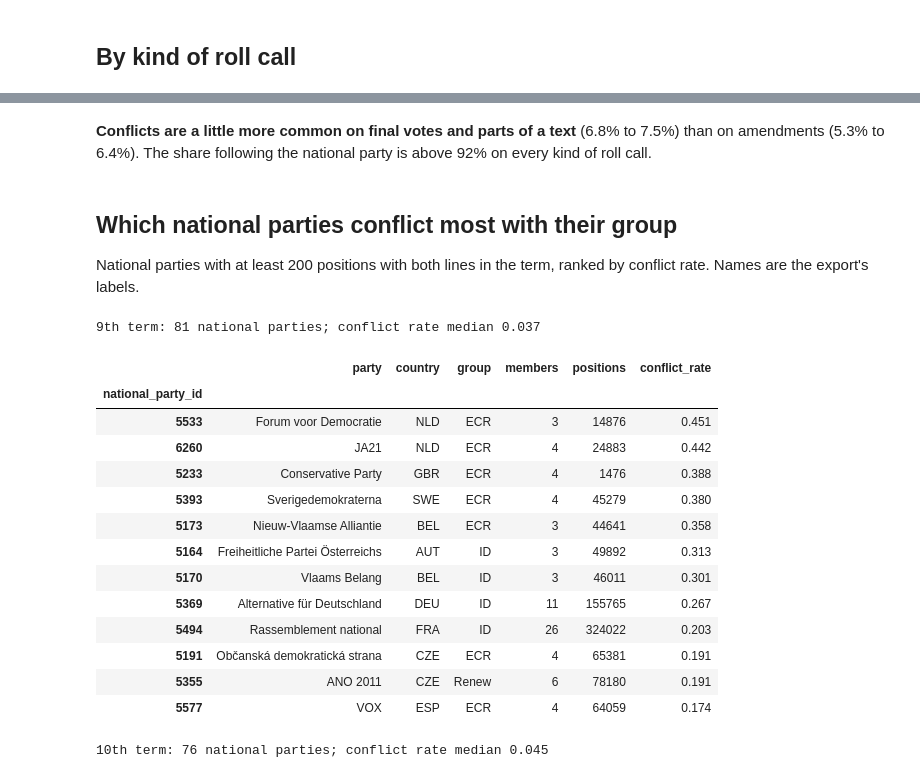
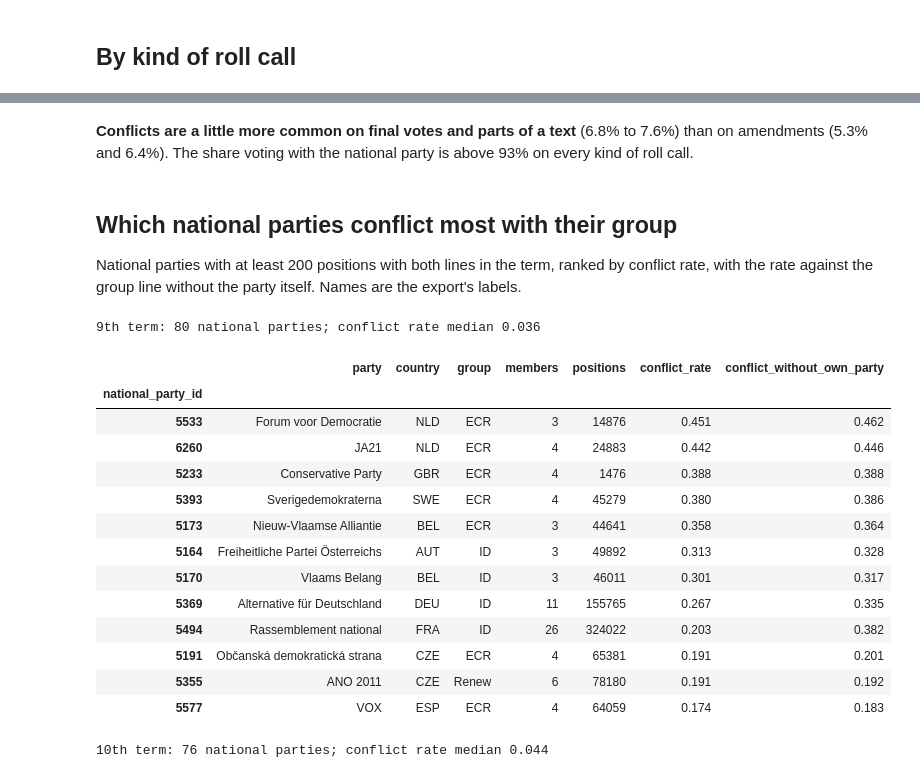
Before and after one commit to iisma-ai/political-spectrum-ml, a Jupyter notebook: european_parliament/pipeline/vote_explanation/notebooks/02_group_or_national_party.ipynb, the cells around one changed output, grey strips where cells are left out. Cells and saved outputs as stored; diff of their text form; code cells hidden in the pictures.

```diff
--- a/european_parliament/pipeline/vote_explanation/notebooks/02_group_or_national_party.ipynb
+++ b/european_parliament/pipeline/vote_explanation/notebooks/02_group_or_national_party.ipynb
@@ -65,7 +67,13 @@ COMMITTEE_LABELS = dict(zip(committees["code"], committees["label"])) | {"JOINT"
 independents = independent_party_ids(load("national_parties"))
 frames = []
 for term in TERMS:
-    frames.append(defection_rows(load_votes(term), no_party_ids=independents))
+    votes = load_votes(term)
+    # Seats: members of the national party in the same group listed on the roll call, whatever their position.
+    seats = votes.groupby(["vote_id", "group_code", "national_party_id"], observed=True).size().rename("party_seats").reset_index()
+    seats["group_code"] = seats["group_code"].astype(str)
+    term_rows = defection_rows(votes, no_party_ids=independents)
+    frames.append(term_rows.merge(seats, on=["vote_id", "group_code", "national_party_id"], how="left"))
+    del votes, term_rows
 rows = pd.concat(frames, ignore_index=True)
 del frames
 rows = rows.join(rollcalls[["half", "minority_share", "minority_share_with_abstention", "vote_part",
@@ -73,13 +81,13 @@ rows = rows.join(rollcalls[["half", "minority_share", "minority_share_with_abste
 contested = rows[rows["minority_share"] >= 0.025]
 print(f"{len(rows):,} active positions; {len(contested):,} on contested roll calls")
 
+from explanation import placebo_colleagues
+
 grouped = contested[contested["group_code"] != NON_ATTACHED].copy()
 both = grouped.dropna(subset=["conflict"])
-print("Share of group members' positions with a national party line:",
-      grouped.groupby("term")["party_line"].apply(lambda s: (s >= 0).mean()).round(3).to_dict())
-print("Share of positions against united national colleagues, all positions with a national party line:",
-      grouped.groupby("term")["defected_party"].mean().round(4).to_dict())
-print("The same, on positions where the national party line matches the group line:",
+print("What members' national colleagues did, share of group members' positions:")
+display(grouped.groupby("term")["colleagues"].value_counts(normalize=True).unstack().round(3))
+print("Share of positions against united national colleagues, when the two lines agree:",
       both[both["conflict"] == 0].groupby("term")["defected_party"].mean().round(4).to_dict())
 # %% [output]
 16,616,129 active positions; 15,624,395 on contested roll calls
@@ -208,12 +292,10 @@ The number of the member's other active national party colleagues on the roll ca
 # %%
-# Counted over all active members of the national party on the roll call, not only those with both lines.
-colleagues = rows.groupby(["vote_id", "national_party_id"])["member_id"].transform("size") - 1
-both["colleagues"] = pd.cut(colleagues.reindex(both.index), [1, 2, 4, 9, 200],
-                            labels=["2", "3 to 4", "5 to 9", "10 or more"])
-conflicts = conflicts.join(both["colleagues"])
-size_table = both.groupby(["term", "colleagues"], observed=True).agg(
-    positions=("conflict", "size"), conflict_rate=("conflict", "mean"))
-size_table = size_table.join(conflicts.groupby(["term", "colleagues"], observed=True)["follows"].value_counts(
+both["size"] = pd.cut(both["party_others"], [1, 2, 4, 9, 200], labels=["2", "3 to 4", "5 to 9", "10 or more"])
+conflicts = conflicts.join(both["size"])
+size_table = both.groupby(["term", "size"], observed=True).agg(
+    positions=("conflict", "size"), conflict_rate=("conflict", "mean"),
+    conflict_rate_without_own_party=("conflict_outside", "mean"))
+size_table = size_table.join(conflicts.groupby(["term", "size"], observed=True)["follows"].value_counts(
     normalize=True).unstack(fill_value=0))
 display(size_table.round(3))
 # %% [output]
@@ -251,36 +337,37 @@ display(part_table.round(3))
 # %% [markdown]
-**Conflicts are a little more common on final votes and parts of a text** (6.8% to 7.5%) than on amendments (5.3% to 6.4%). The share following the national party is above 92% on every kind of roll call.
+**Conflicts are a little more common on final votes and parts of a text** (6.8% to 7.6%) than on amendments (5.3% and 6.4%). The share voting with the national party is above 93% on every kind of roll call.
 # %% [markdown]
 ## Which national parties conflict most with their group
 
-National parties with at least 200 positions with both lines in the term, ranked by conflict rate. Names are the export's labels.
+National parties with at least 200 positions with both lines in the term, ranked by conflict rate, with the rate against the group line without the party itself. Names are the export's labels.
 # %%
 parties = load("national_parties").set_index("national_party_id")
 by_party = both.groupby(["term", "national_party_id"]).agg(
     positions=("conflict", "size"), conflict_rate=("conflict", "mean"),
-    group=("group_code", lambda s: s.mode()[0]), country=("country_code", "first"),
-    members=("member_id", "nunique"))
+    conflict_without_own_party=("conflict_outside", "mean"),
+    group=("group_code", lambda s: s.mode()[0]), country=("country_code", "first"), members=("member_id", "nunique"))
 by_party = by_party[by_party["positions"] >= 200]
 by_party["party"] = parties["label"].reindex(by_party.index.get_level_values(1)).to_numpy()
 by_party["group"] = by_party["group"].map(LABELS)
 for term in TERMS:
     data = by_party.loc[term].sort_values("conflict_rate", ascending=False)
     print(f"{term}th term: {len(data)} national parties; conflict rate median {data['conflict_rate'].median():.3f}")
-    display(data.head(12)[["party", "country", "group", "members", "positions", "conflict_rate"]].round(3))
+    display(data.head(12)[["party", "country", "group", "members", "positions", "conflict_rate",
+                           "conflict_without_own_party"]].round(3))
 # %% [output]
-9th term: 81 national parties; conflict rate median 0.037
+9th term: 80 national parties; conflict rate median 0.036
-|  | party | country | group | members | positions | conflict_rate |
-| national_party_id |  |  |  |  |  |  |
-| 5533 | Forum voor Democratie | NLD | ECR | 3 | 14876 | 0.451 |
-| 6260 | JA21 | NLD | ECR | 4 | 24883 | 0.442 |
-| 5233 | Conservative Party | GBR | ECR | 4 | 1476 | 0.388 |
-| 5393 | Sverigedemokraterna | SWE | ECR | 4 | 45279 | 0.380 |
-| 5173 | Nieuw-Vlaamse Alliantie | BEL | ECR | 3 | 44641 | 0.358 |
-| 5164 | Freiheitliche Partei Österreichs | AUT | ID | 3 | 49892 | 0.313 |
-| 5170 | Vlaams Belang | BEL | ID | 3 | 46011 | 0.301 |
-| 5369 | Alternative für Deutschland | DEU | ID | 11 | 155765 | 0.267 |
-| 5494 | Rassemblement national | FRA | ID | 26 | 324022 | 0.203 |
-| 5191 | Občanská demokratická strana | CZE | ECR | 4 | 65381 | 0.191 |
-| 5355 | ANO 2011 | CZE | Renew | 6 | 78180 | 0.191 |
-| 5577 | VOX | ESP | ECR | 4 | 64059 | 0.174 |
+|  | party | country | group | members | positions | conflict_rate | conflict_without_own_party |
+| national_party_id |  |  |  |  |  |  |  |
+| 5533 | Forum voor Democratie | NLD | ECR | 3 | 14876 | 0.451 | 0.462 |
+| 6260 | JA21 | NLD | ECR | 4 | 24883 | 0.442 | 0.446 |
+| 5233 | Conservative Party | GBR | ECR | 4 | 1476 | 0.388 | 0.388 |
+| 5393 | Sverigedemokraterna | SWE | ECR | 4 | 45279 | 0.380 | 0.386 |
+| 5173 | Nieuw-Vlaamse Alliantie | BEL | ECR | 3 | 44641 | 0.358 | 0.364 |
+| 5164 | Freiheitliche Partei Österreichs | AUT | ID | 3 | 49892 | 0.313 | 0.328 |
+| 5170 | Vlaams Belang | BEL | ID | 3 | 46011 | 0.301 | 0.317 |
+| 5369 | Alternative für Deutschland | DEU | ID | 11 | 155765 | 0.267 | 0.335 |
+| 5494 | Rassemblement national | FRA | ID | 26 | 324022 | 0.203 | 0.382 |
+| 5191 | Občanská demokratická strana | CZE | ECR | 4 | 65381 | 0.191 | 0.201 |
+| 5355 | ANO 2011 | CZE | Renew | 6 | 78180 | 0.191 | 0.192 |
+| 5577 | VOX | ESP | ECR | 4 | 64059 | 0.174 | 0.183 |
-10th term: 76 national parties; conflict rate median 0.045
+10th term: 76 national parties; conflict rate median 0.044
```
Also changed, not shown: parts of 27 cells of this notebook, 8 other files.
